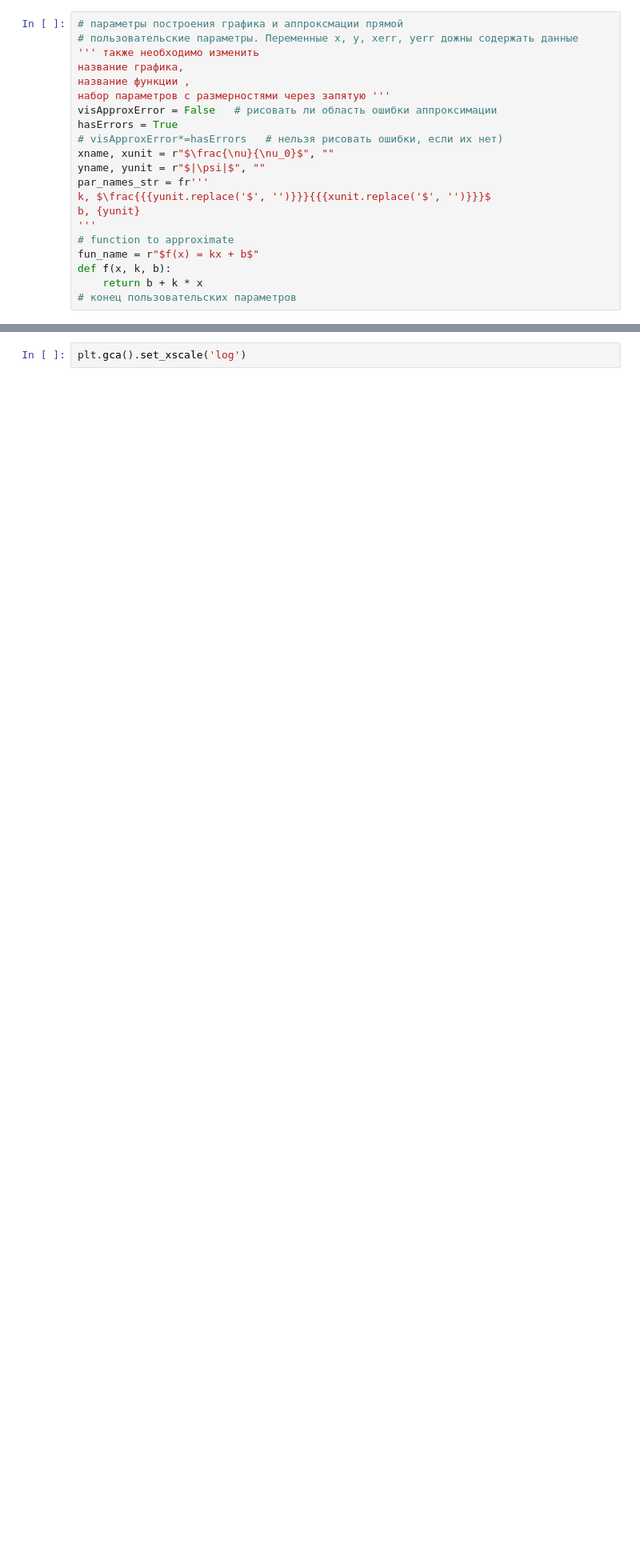
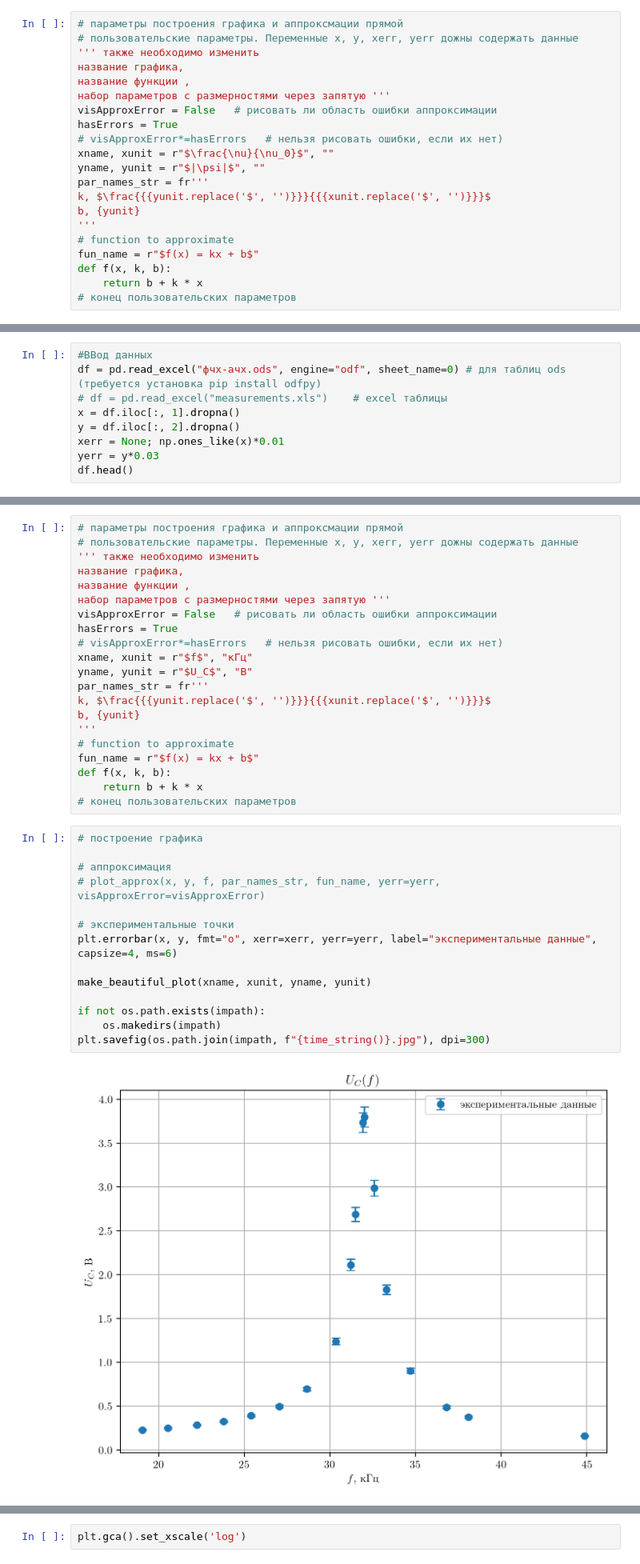
Before and after one commit to Hacker1337/LabDataTemplates, a Jupyter notebook: examples/november2022/november.ipynb, the cells around one changed output, grey strips where cells are left out. Shown: that part at 80% size. Saved outputs shown, nothing was run; the diff lists cells and outputs as text; blank space fills up the shorter version.

```diff
--- a/examples/november2022/november.ipynb
+++ b/examples/november2022/november.ipynb
@@ -496,0 +499,9 @@ plt.savefig(os.path.join(impath, f"{time_string()}.jpg"), dpi=300)
+# %%
+#ВВод данных
+df = pd.read_excel("фчх-ачх.ods", engine="odf", sheet_name=0) # для таблиц ods (требуется установка pip install odfpy)
+# df = pd.read_excel("measurements.xls")    # excel таблицы
+x = df.iloc[:, 1].dropna()
+y = df.iloc[:, 2].dropna()
+xerr = None; np.ones_like(x)*0.01
+yerr = y*0.03
+df.head()
@@ -496,0 +515,37 @@ plt.savefig(os.path.join(impath, f"{time_string()}.jpg"), dpi=300)
+# %%
+# параметры построения графика и аппроксмации прямой
+# пользовательские параметры. Переменные x, y, xerr, yerr дожны содержать данные
+''' также необходимо изменить
+название графика,
+название функции ,
+набор параметров с размерностями через запятую '''
+visApproxError = False   # рисовать ли область ошибки аппроксимации
+hasErrors = True
+# visApproxError*=hasErrors   # нельзя рисовать ошибки, если их нет)
+xname, xunit = r"$f$", "кГц"
+yname, yunit = r"$U_C$", "В"
+par_names_str = fr'''
+k, $\frac{{{yunit.replace('$', '')}}}{{{xunit.replace('$', '')}}}$
+b, {yunit}
+'''
+# function to approximate
+fun_name = r"$f(x) = kx + b$"
+def f(x, k, b):
+    return b + k * x
+# конец пользовательских параметров
+# %%
+# построение графика
+
+# аппроксимация
+# plot_approx(x, y, f, par_names_str, fun_name, yerr=yerr, visApproxError=visApproxError)
+
+# экспериментальные точки
+plt.errorbar(x, y, fmt="o", xerr=xerr, yerr=yerr, label="экспериментальные данные", capsize=4, ms=6)
+
+make_beautiful_plot(xname, xunit, yname, yunit)
+
+if not os.path.exists(impath):
+    os.makedirs(impath)
+plt.savefig(os.path.join(impath, f"{time_string()}.jpg"), dpi=300)
+# %% [output]
+[figure, added]
```
Also changed, not shown: parts of 10 cells of this notebook, 3 other files.
